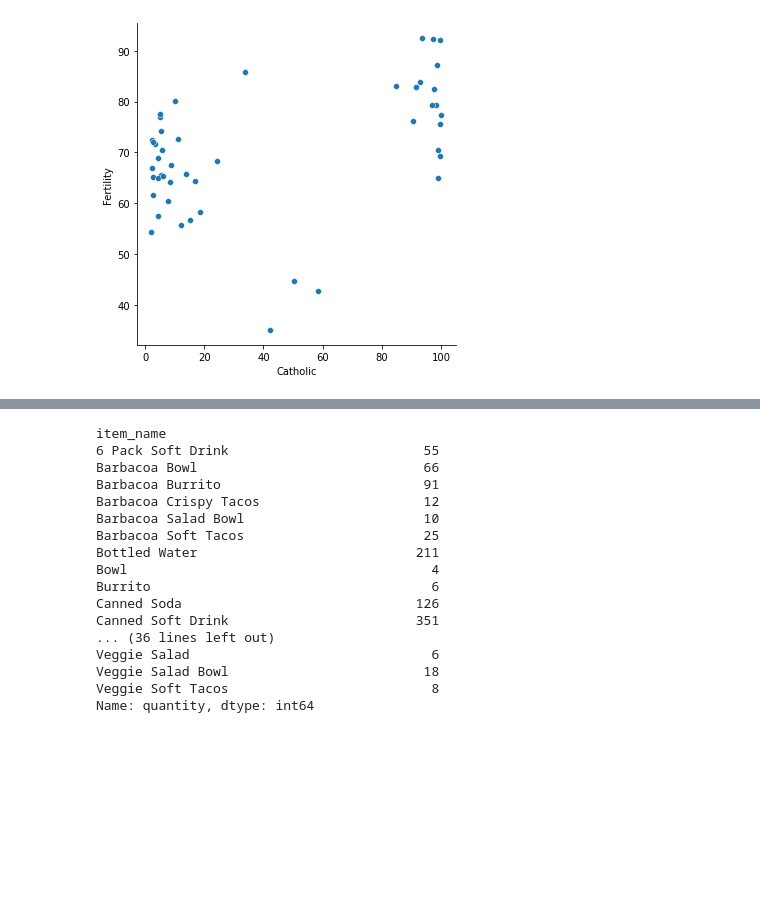
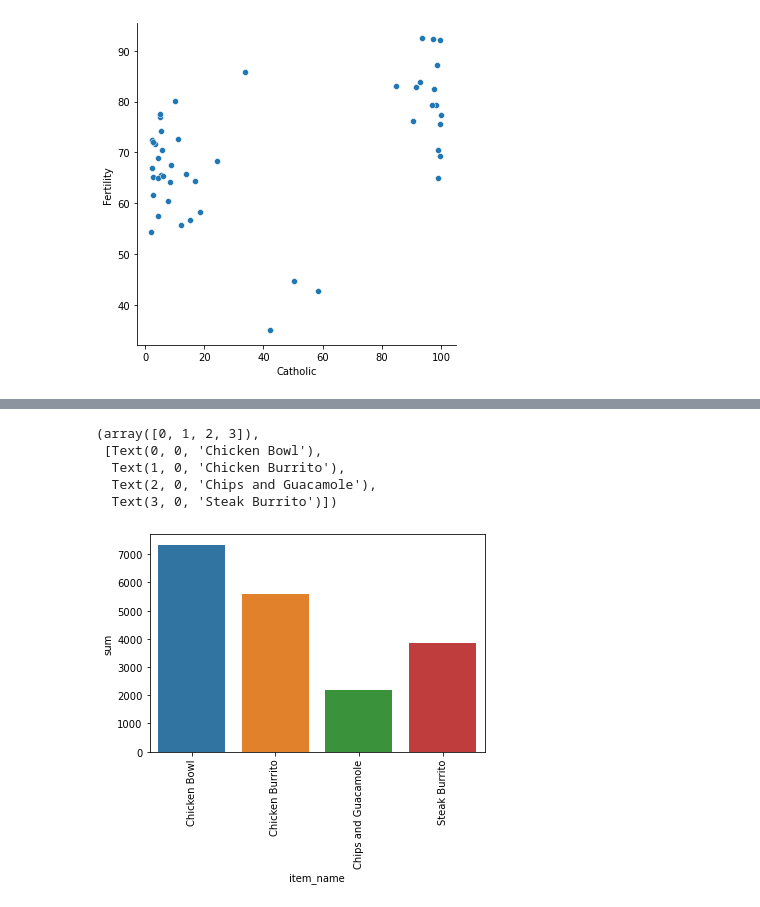
Before and after one commit to albertopuentes/numpy-pandas-visualization-exercises, a Jupyter notebook: seaborn_exercises.ipynb, the cells around one changed output, grey strips where cells are left out. Cells and saved outputs as stored; diff of their text form; code cells hidden in the pictures; blank space fills up the shorter version.

```diff
--- a/seaborn_exercises.ipynb
+++ b/seaborn_exercises.ipynb
@@ -148,33 +146,24 @@ swiss.corr()
 # %%
 # Using the chipotle dataset from the previous exercise, create a bar chart that shows the 4 most popular items and the revenue produced by each
 def get_db_url(host, username, password, database):
     url = f'mysql+pymysql://{username}:{password}@{host}/{database}'
     return url
 from env import host, username, password
 url = get_db_url(host, username, password, 'chipotle')
 
 orders_df = pd.read_sql('SELECT * FROM orders', url)
 
 orders_df['item_price_flt'] = orders_df.item_price.str[1:].str.replace(',', '').astype('float')
 orders_df.groupby('item_name').item_price_flt.agg('sum').sort_values(ascending = False).head(5)
-
-most_pop = orders_df.groupby('item_name').quantity.agg(sum)
-most_pop
+most_pop = orders_df.groupby('item_name').quantity.agg(sum).sort_values(ascending=False).head(4)
+revenue = orders_df[orders_df['item_name'].isin(most_pop.index)].groupby('item_name').item_price_flt.agg(['sum'])
+revenue['item_name'] = revenue.index
+sns.barplot(x='item_name', y='sum', data=revenue)
+plt.xticks(rotation=90, size=10)
 # %% [output]
-item_name
-6 Pack Soft Drink                         55
-Barbacoa Bowl                             66
-Barbacoa Burrito                          91
-Barbacoa Crispy Tacos                     12
-Barbacoa Salad Bowl                       10
-Barbacoa Soft Tacos                       25
-Bottled Water                            211
-Bowl                                       4
-Burrito                                    6
-Canned Soda                              126
-Canned Soft Drink                        351
-... (36 lines left out)
-Veggie Salad                               6
-Veggie Salad Bowl                         18
-Veggie Soft Tacos                          8
-Name: quantity, dtype: int64
+(array([0, 1, 2, 3]),
+ [Text(0, 0, 'Chicken Bowl'),
+  Text(1, 0, 'Chicken Burrito'),
+  Text(2, 0, 'Chips and Guacamole'),
+  Text(3, 0, 'Steak Burrito')])
+[figure, added]
```
Also changed, not shown: parts of 2 cells of this notebook.
